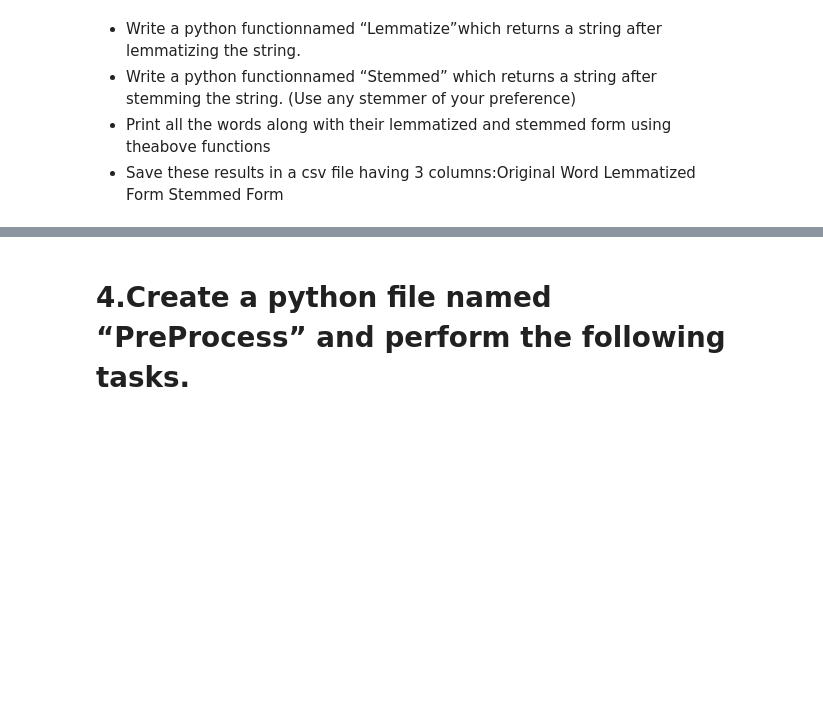
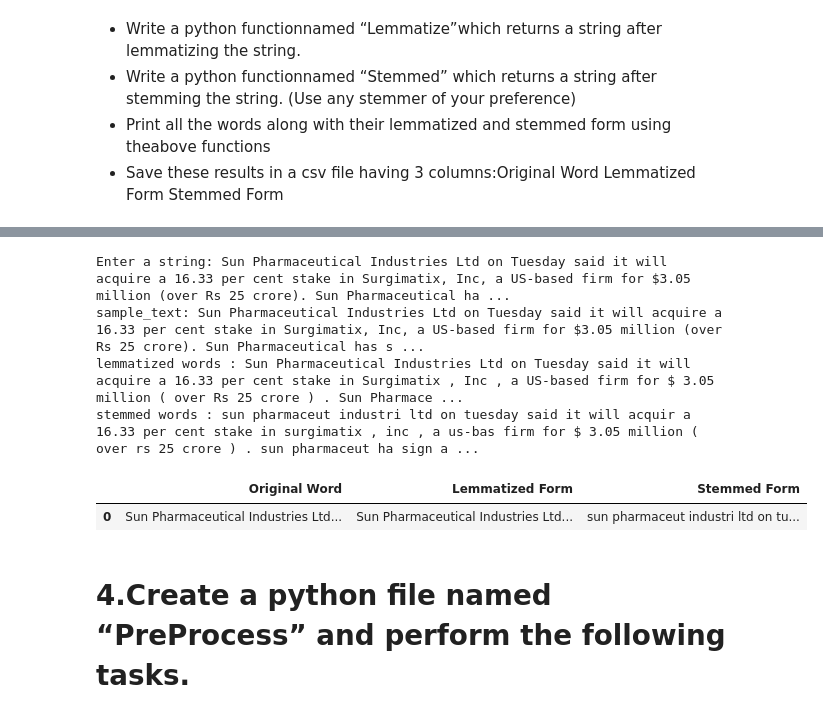
Before and after one commit to kumaramardeep342/Colab-Work, a Jupyter notebook: Edureka_AI__NLP_M2_CaseStudy1.ipynb, the cells around one changed output, grey strips where cells are left out. Cells and saved outputs as stored; diff of their text form; code cells hidden in the pictures; blank space fills up the shorter version.

```diff
--- a/Edureka_AI__NLP_M2_CaseStudy1.ipynb
+++ b/Edureka_AI__NLP_M2_CaseStudy1.ipynb
@@ -70,3 +112,21 @@ affiliates: 1
 - Write a python functionnamed “Stemmed” which returns a string after stemming the string. (Use any stemmer of your preference)
 - Print all the words along with their lemmatized and stemmed form using theabove functions
 - Save these results in a csv file having 3 columns:Original Word Lemmatized Form Stemmed Form
+# %%
+nltk.download('wordnet')
+from nltk.stem import wordnet
+from nltk.stem import PorterStemmer, WordNetLemmatizer
+
+# Lemmatization
+def lemmatize(text):
+    lemmatizer = WordNetLemmatizer()
+    words = word_tokenize(text)
+    lemmatized_words = [lemmatizer.lemmatize(word) for word in words]
+    return ' '.join(lemmatized_words)
+
+#stemming
+def stem(text):
+    stemmer = PorterStemmer()
+    words = word_tokenize(text)
+    stemmed_words = [stemmer.stem(word) for word in words]
+    return ' '.join(stemmed_words)
@@ -73,3 +136,33 @@ affiliates: 1
+# %%
+# Sample text
+sample_text = input("Enter a string: ")
+#sample_text =  'Sun Pharmaceutical Industries Ltd on Tuesday said it will acquire a 16.33 per cent stake in Surgimatix, Inc, a US-based firm for $3.05 million (over Rs 25 crore). Sun Pharmaceutical has signed a definitive merger agreement for the acquisition of all outstanding ordinary shares of Taro Pharmaceutical not currently owned by the company or its affiliates for $347.73m (Rs28. 92bn) in cash.'
+
+lemmatized_words = lemmatize(sample_text)
+stemmed_words = stem(sample_text)
+print(f"sample_text: {sample_text}")
+print(f"lemmatized words : {lemmatized_words}")
+print(f"stemmed words : {stemmed_words}")
+
+#enable interactive table format
+from google.colab import data_table
+data_table.enable_dataframe_formatter()
+
+#Disable interactive table format
+# from google.colab import data_table
+# data_table.disable_dataframe_formatter()
+
+import pandas as pd
+sample_df = pd.DataFrame({'Original Word': [sample_text], 'Lemmatized Form': [lemmatized_words], 'Stemmed Form': [stemmed_words]})
+sample_df.to_csv('/content/drive/MyDrive/Colab Work/Edureka AI Certification/Assigment Files/sample_data.csv', index=False)
+sample_df
+# %% [output]
+Enter a string: Sun Pharmaceutical Industries Ltd on Tuesday said it will acquire a 16.33 per cent stake in Surgimatix, Inc, a US-based firm for $3.05 million (over Rs 25 crore). Sun Pharmaceutical ha ...
+sample_text: Sun Pharmaceutical Industries Ltd on Tuesday said it will acquire a 16.33 per cent stake in Surgimatix, Inc, a US-based firm for $3.05 million (over Rs 25 crore). Sun Pharmaceutical has s ...
+lemmatized words : Sun Pharmaceutical Industries Ltd on Tuesday said it will acquire a 16.33 per cent stake in Surgimatix , Inc , a US-based firm for $ 3.05 million ( over Rs 25 crore ) . Sun Pharmace ...
+stemmed words : sun pharmaceut industri ltd on tuesday said it will acquir a 16.33 per cent stake in surgimatix , inc , a us-bas firm for $ 3.05 million ( over rs 25 crore ) . sun pharmaceut ha sign a ...
+|  | Original Word | Lemmatized Form | Stemmed Form |
+| 0 | Sun Pharmaceutical Industries Ltd... | Sun Pharmaceutical Industries Ltd... | sun pharmaceut industri ltd on tu... |
 # %% [markdown]
 # 4.Create a python file named “PreProcess” and perform the following tasks.
 # %% [markdown]
```
Also changed, not shown: parts of 7 cells of this notebook.
